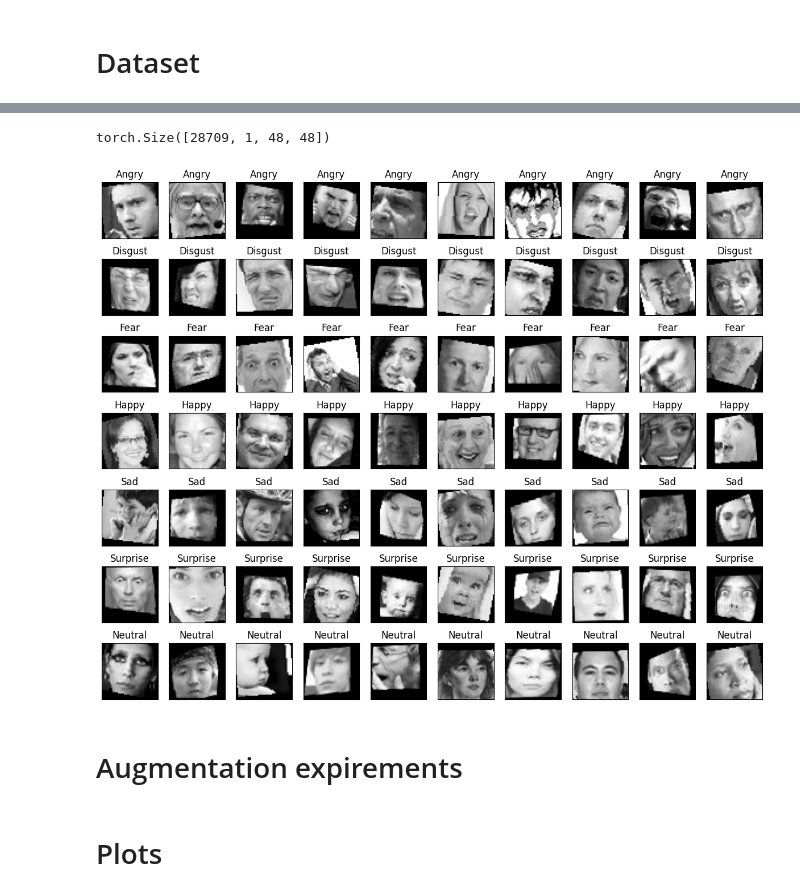
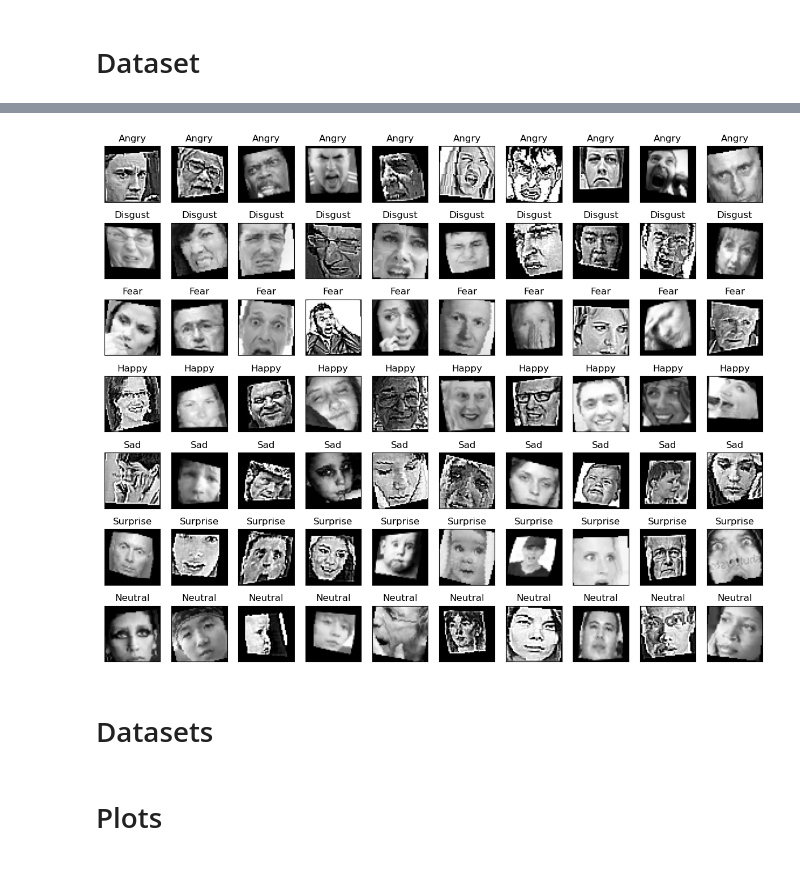
Before and after one commit to Stanislav-3/EmotionsClassifier, a Jupyter notebook: EmotionsClassifier.ipynb, the cells around one changed output, grey strips where cells are left out. Saved outputs shown, nothing was run; the diff lists cells and outputs as text; code cells hidden in the pictures.

Commit message:
experemented with different data loading technics and architectures

```diff
--- a/EmotionsClassifier.ipynb
+++ b/EmotionsClassifier.ipynb
@@ -46,3 +58,6 @@ data = pd.read_csv('data.csv')
+# %%
+data = pd.read_csv('/kaggle/input/challenges-in-representation-learning-facial-expression-recognition-challenge/train.csv')
+# data = pd.read_csv('data.csv')
 # %%
 display(data.head())
 data.shape
@@ -200,6 +216,0 @@ class EmotionsDataset(Dataset):
-# %%
-transform = transforms.Compose([
-      transforms.RandomHorizontalFlip(),
-      transforms.RandomAffine(degrees=(-15, 15), translate=(0.01, 0.15)),
-      transforms.RandomPerspective(distortion_scale=0.35)
-    ])
@@ -252,16 +258,12 @@ plot_images(X, y)
-# %%
-plot_images(X, y, transform)
-# %% [output]
-torch.Size([28709, 1, 48, 48])
-[figure, removed]
-# %% [markdown]
-# Augmentation expirements
 # %%
-# _transform = transforms.Compose([
-#       transforms.RandomHorizontalFlip(),
-#       transforms.RandomPerspective(distortion_scale=0.35),
-#       transforms.RandomAffine(degrees=(-15, 15), translate=(0.01, 0.15)),
-#       transforms.RandomAdjustSharpness(sharpness_factor=150)
-#     ])
-
-# plot_images(X, y, _transform)
+transform = transforms.Compose([
+      transforms.RandomHorizontalFlip(),
+      transforms.RandomAffine(degrees=(-15, 15), translate=(0.01, 0.15)),
+      transforms.RandomPerspective(distortion_scale=0.35),
+      transforms.RandomAdjustSharpness(sharpness_factor=10)
+])
+plot_images(X, y, transform)
+# %% [output]
+[figure, added]
+# %% [markdown]
+# Datasets
```
Also changed, not shown: parts of 36 cells of this notebook.
